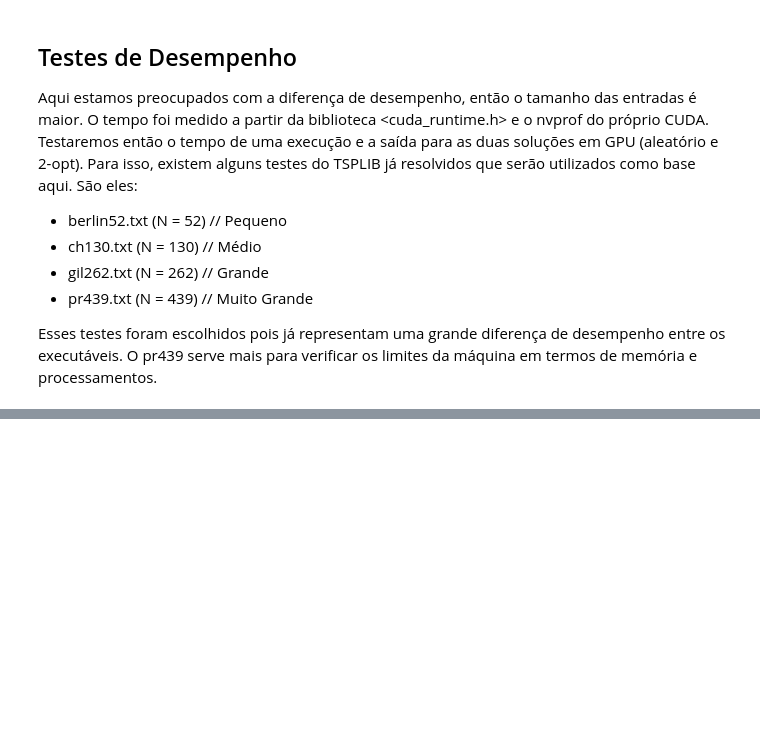
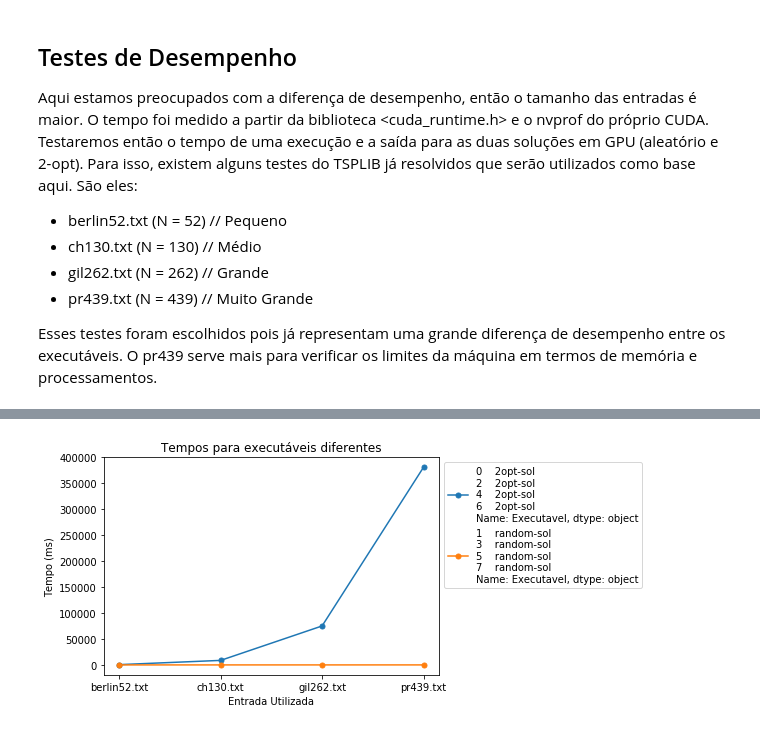
Before and after one commit to filipefborba/supercomp, a Jupyter notebook: projeto-03/Filipe Borba - Projeto 3.ipynb, the cells around one changed output, grey strips where cells are left out. Drawn from its saved outputs; the diff is of its cells as text; code cells hidden in the pictures; blank space fills up the shorter version.

```diff
--- a/projeto-03/Filipe Borba - Projeto 3.ipynb
+++ b/projeto-03/Filipe Borba - Projeto 3.ipynb
@@ -156,8 +174,10 @@ def fix_time(time):
 # %%
 # Pegar nome e tempo de execucao
 def get_name_and_time(output, name):
-    if (name == "2opt_sol"):
+    if (name == "2opt-sol"):
         name = "opt_sol"
+    if (name == "random-sol"):
+        name = "random_sol"
     for s in output:
         found_name = s.find(name)
         if found_name != -1:
@@ -172,7 +192,7 @@ def get_name_and_time(output, name):
 # Tempos de alocacao e copia de memoria, alem de kernel.
 def run_nvprof_test(file, input_file):
     with open('./tests/' + input_file, 'rb', 0) as f:
-        output = subprocess.check_output(["ssh", "-i", key, host, "cd", working_directory, "&&",
+        output = subprocess.check_output(["ssh", "-i", key, host, "cd", working_directory+"build/", "&&",
                                      "nvprof", f"./{file}"], stdin=f, stderr=subprocess.STDOUT)
         output = output.decode("utf-8").splitlines()
 
@@ -191,12 +211,8 @@ def run_nvprof_test(file, input_file):
         dtoh_time, dtoh_name,
         malloc_time, malloc_name
            ]
-# %%
-# Vamos rodar um teste básico para ver a qualidade da solucao. O ch130.txt é interessante.
-for f in files:
-    run_basic_test(f, "ch130.txt")
 # %%
 data = []
 for i in inputs:
-    for f in files:
+    for f in files[:-1]:
         data.append(run_nvprof_test(f, i))
@@ -221,11 +265,13 @@ Diferença alocacao
 # %%
-groups = df.groupby(0)
+groups = df.groupby("Executavel")
 
 fig, ax = plt.subplots()
 for name, group in groups:
-    ax.plot(group[1], group[2], marker='o', linestyle='-', ms=5, label=group[0])
+    ax.plot(group["Entrada"], group["Tempo Kernel"], marker='o', linestyle='-', ms=5, label=group["Executavel"])
 plt.title('Tempos para executáveis diferentes')
 plt.ylabel('Tempo (ms)')
 plt.xlabel('Entrada Utilizada')
 plt.legend(loc='upper left', bbox_to_anchor=(1, 1))
 plt.show()
+# %% [output]
+[figure, added]
```
Also changed, not shown: parts of 10 cells of this notebook, 1 other file.
